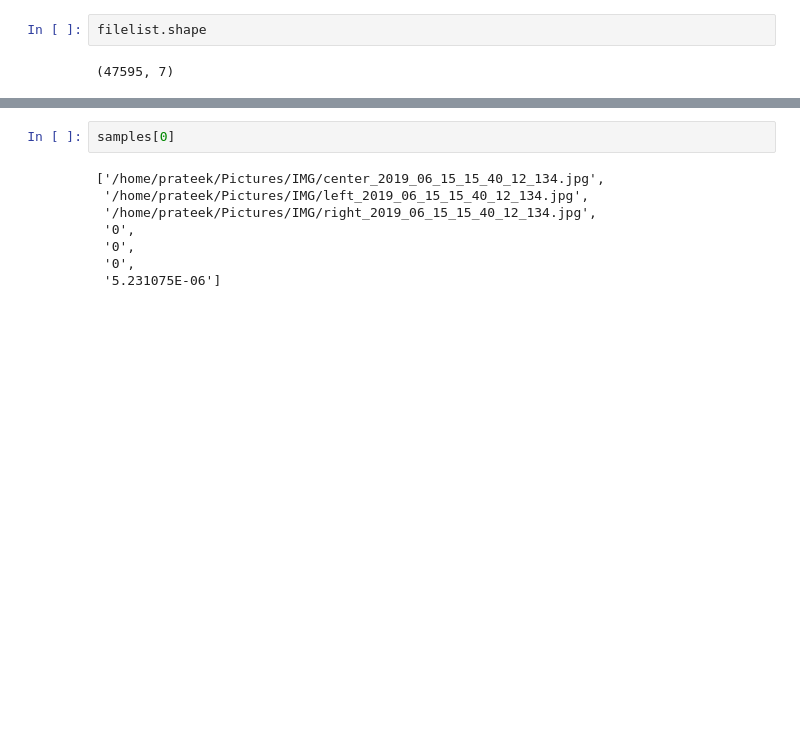
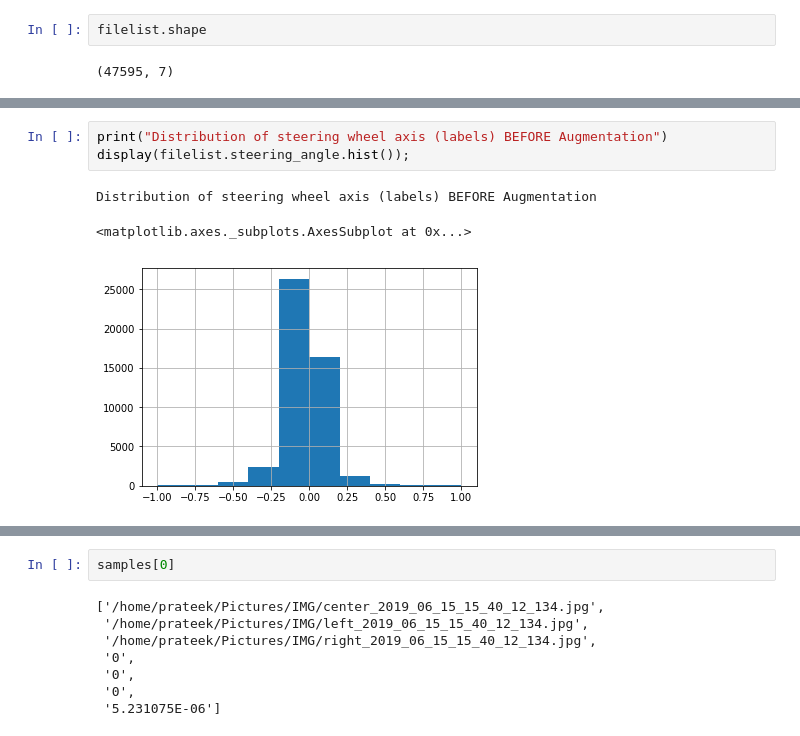
Before and after one commit to SmokeShine/CarND-Behavioral-Cloning-P3, a Jupyter notebook: Behavioral Model.ipynb, the cells around one changed output, grey strips where cells are left out. Saved outputs shown, nothing was run; the diff lists cells and outputs as text; blank space fills up the shorter version.

```diff
--- a/Behavioral Model.ipynb
+++ b/Behavioral Model.ipynb
@@ -40,0 +54,7 @@ filelist.head(5)
+# %%
+print("Distribution of steering wheel axis (labels) BEFORE Augmentation")
+display(filelist.steering_angle.hist());
+# %% [output]
+Distribution of steering wheel axis (labels) BEFORE Augmentation
+<matplotlib.axes._subplots.AxesSubplot at 0x...>
+[figure, added]
```
Also changed, not shown: parts of 4 cells of this notebook, 9 other files.
